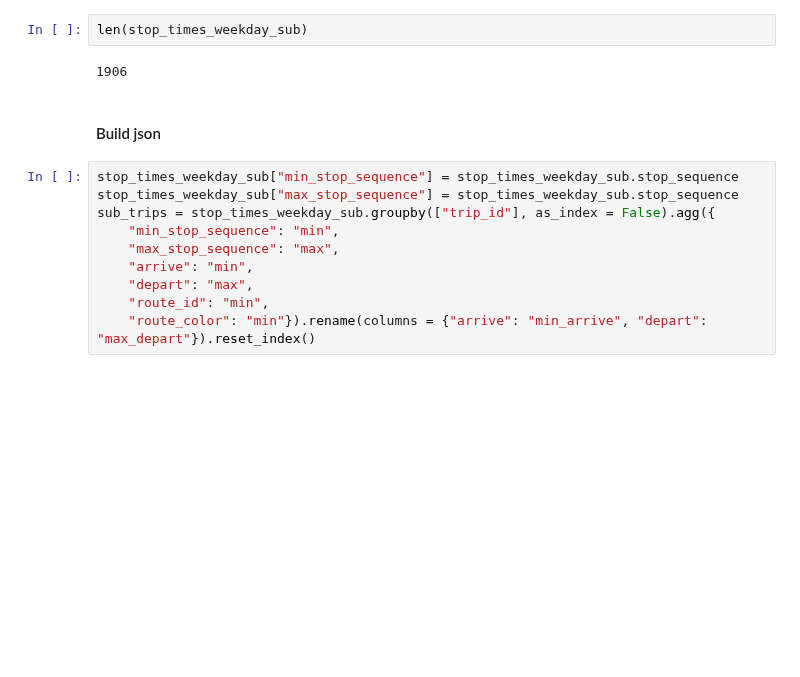
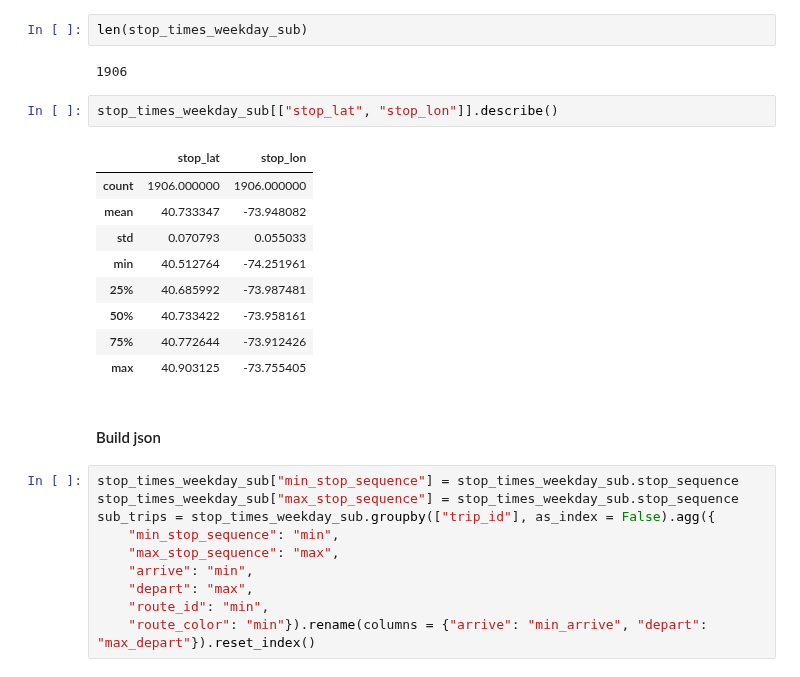
Before and after one commit to gautsi/gen-purpose-repo, a Jupyter notebook: mta/MTADataSample.ipynb, the cells around one changed output. Saved outputs shown, nothing was run; the diff lists cells and outputs as text; blank space fills up the shorter version.

```diff
--- a/mta/MTADataSample.ipynb
+++ b/mta/MTADataSample.ipynb
@@ -169,6 +169,18 @@ stop_times_weekday_sub = stop_times_weekday[
 len(stop_times_weekday_sub)
 # %% [output]
 1906
+# %%
+stop_times_weekday_sub[["stop_lat", "stop_lon"]].describe()
+# %% [output]
+|  | stop_lat | stop_lon |
+| count | 1906.000000 | 1906.000000 |
+| mean | 40.733347 | -73.948082 |
+| std | 0.070793 | 0.055033 |
+| min | 40.512764 | -74.251961 |
+| 25% | 40.685992 | -73.987481 |
+| 50% | 40.733422 | -73.958161 |
+| 75% | 40.772644 | -73.912426 |
+| max | 40.903125 | -73.755405 |
 # %% [markdown]
 #### Build json
 # %%
```
Also changed, not shown: parts of 3 cells of this notebook, 1 other file.
